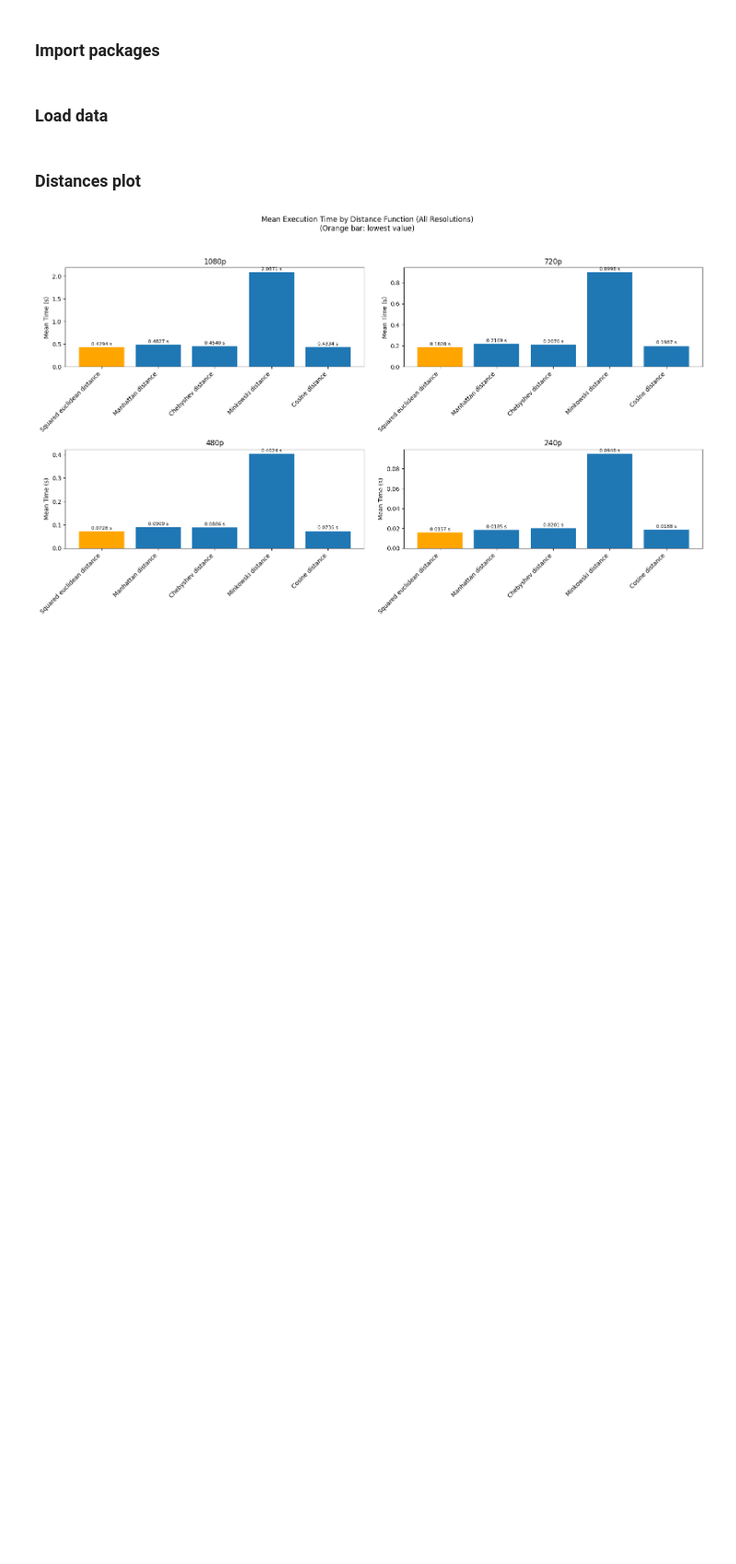
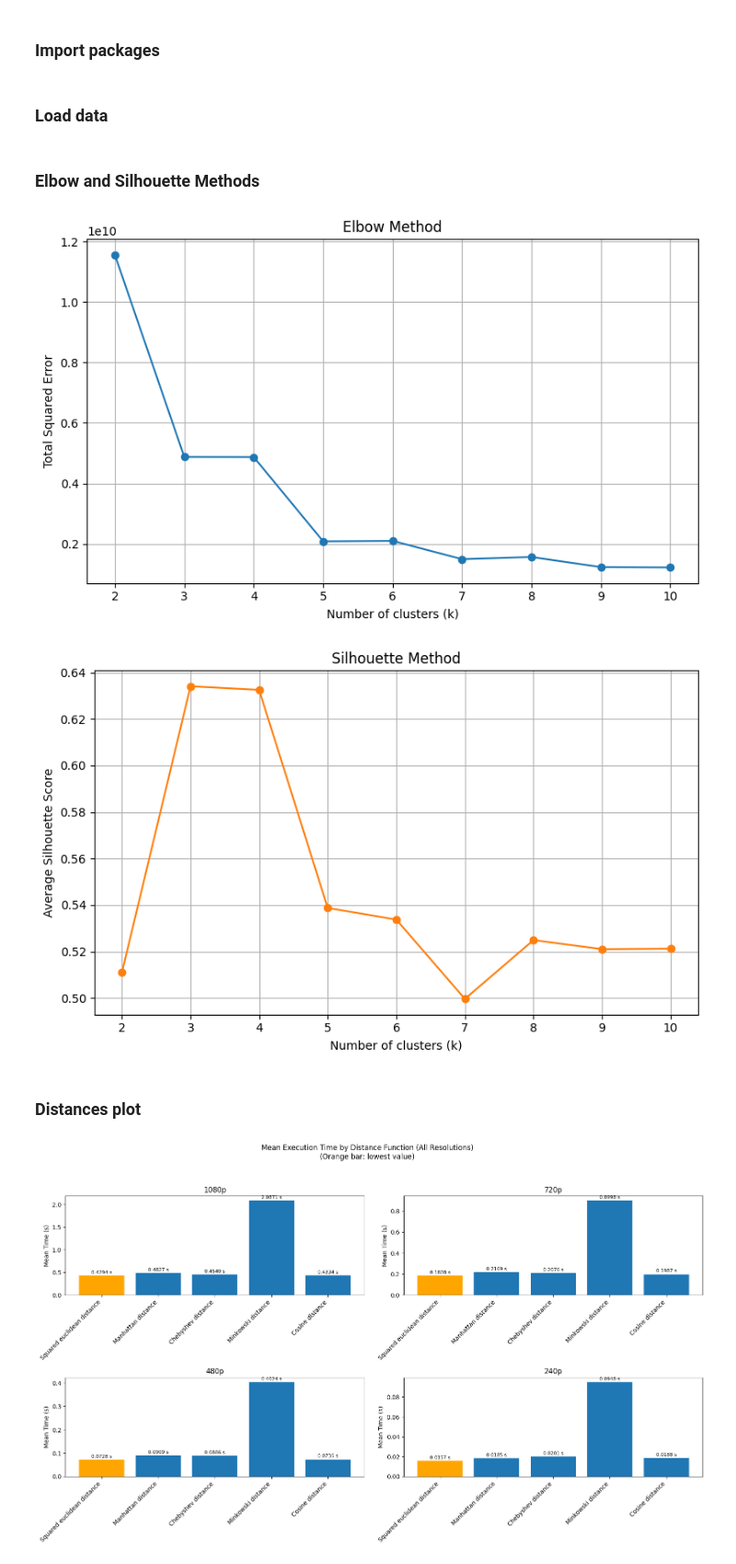
Before and after one commit to Nathanoj02/GPU-Computing-2025-256178, a Jupyter notebook: plots/plot_src.ipynb, the cells around one changed output. Shown at 92% size. Cells and saved outputs as stored; diff of their text form; code cells hidden in the pictures; blank space fills up the shorter version.

Commit message:
Update README and plots with metrics

```diff
--- a/plots/plot_src.ipynb
+++ b/plots/plot_src.ipynb
@@ -38,6 +38,35 @@ for i in range(len(video_calibration)):
 
 metrics = pd.read_csv('../results/metrics.csv')
 metrics.columns = metrics.columns.str.strip()
+# %% [markdown]
+### Elbow and Silhouette Methods
+# %%
+k_values = np.arange(2, 2 + len(metrics))
+
+# Elbow Method
+plt.figure(figsize=(8, 5))
+plt.plot(k_values, metrics['Elbow method total squared error'], marker='o', linestyle='-', color='C0')
+plt.xlabel('Number of clusters (k)')
+plt.ylabel('Total Squared Error')
+plt.title('Elbow Method')
+plt.grid(True)
+plt.tight_layout()
+plt.savefig('elbow_method.png', dpi=100, bbox_inches='tight')
+plt.show()
+
+# Silhouette Method
+plt.figure(figsize=(8, 5))
+plt.plot(k_values, metrics['Silhouette method average score'], marker='o', linestyle='-', color='C1')
+plt.xlabel('Number of clusters (k)')
+plt.ylabel('Average Silhouette Score')
+plt.title('Silhouette Method')
+plt.grid(True)
+plt.tight_layout()
+plt.savefig('silhouette_method.png', dpi=100, bbox_inches='tight')
+plt.show()
+# %% [output]
+[figure, added]
+[figure, added]
 # %% [markdown]
 ### Distances plot
 # %%
```
Also changed, not shown: parts of 1 cell of this notebook, 3 other files.
